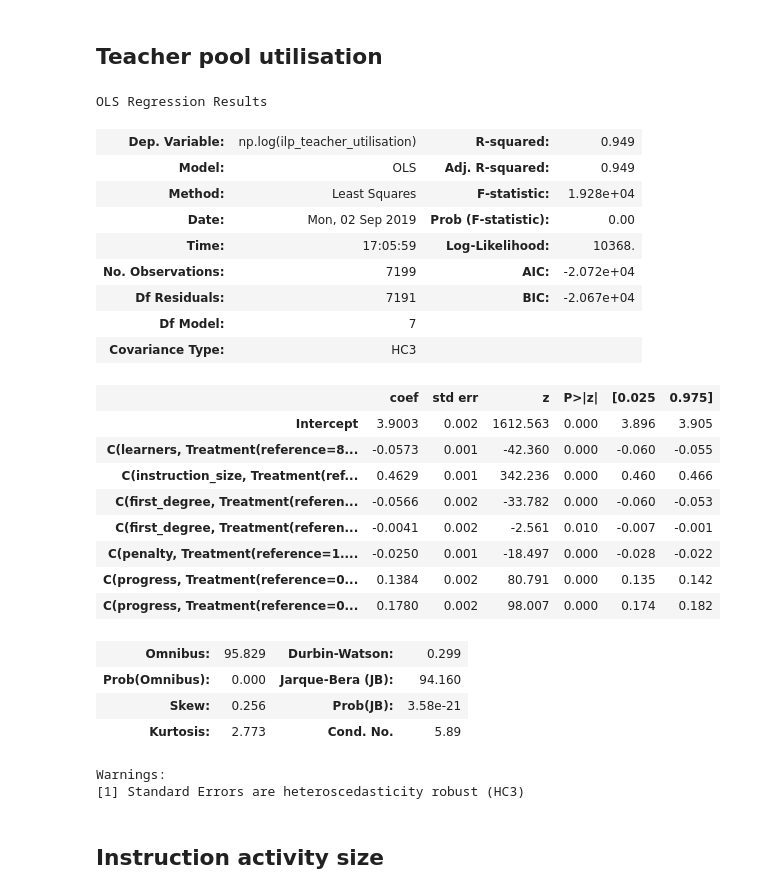
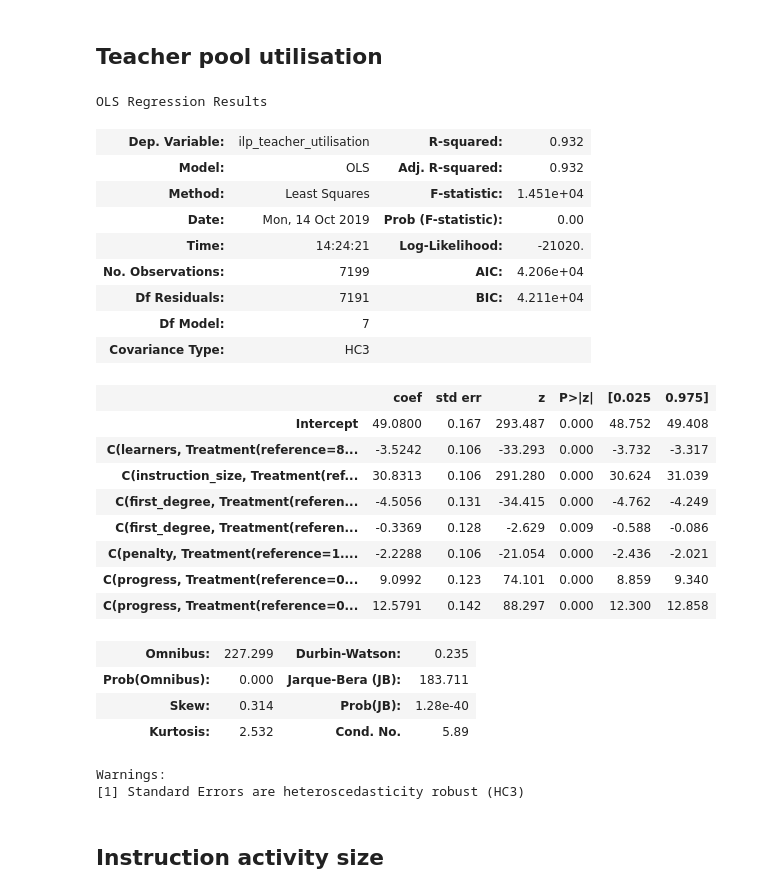
Before and after one commit to N-Wouda/PL-Hourly-Heuristic, a Jupyter notebook: analysis/policies.ipynb, the cells around one changed output. Saved outputs shown, nothing was run; the diff lists cells and outputs as text; code cells hidden in the pictures.

```diff
--- a/analysis/policies.ipynb
+++ b/analysis/policies.ipynb
@@ -93,34 +92,34 @@ Warnings:
 # %% [markdown]
 ## Teacher pool utilisation
 # %%
-model = smf.ols(formula="np.log(ilp_teacher_utilisation) ~ " + "+".join(EXOG), data=df)
+model = smf.ols(formula="ilp_teacher_utilisation ~ " + "+".join(EXOG), data=df)
 
 result = model.fit(cov_type='HC3')
 result.summary()
 # %% [output]
 OLS Regression Results
-| Dep. Variable: | np.log(ilp_teacher_utilisation) | R-squared: | 0.949 |
-| Model: | OLS | Adj. R-squared: | 0.949 |
-| Method: | Least Squares | F-statistic: | 1.928e+04 |
-| Date: | Mon, 02 Sep 2019 | Prob (F-statistic): | 0.00 |
-| Time: | 17:05:59 | Log-Likelihood: | 10368. |
-| No. Observations: | 7199 | AIC: | -2.072e+04 |
-| Df Residuals: | 7191 | BIC: | -2.067e+04 |
+| Dep. Variable: | ilp_teacher_utilisation | R-squared: | 0.932 |
+| Model: | OLS | Adj. R-squared: | 0.932 |
+| Method: | Least Squares | F-statistic: | 1.451e+04 |
+| Date: | Mon, 14 Oct 2019 | Prob (F-statistic): | 0.00 |
+| Time: | 14:24:21 | Log-Likelihood: | -21020. |
+| No. Observations: | 7199 | AIC: | 4.206e+04 |
+| Df Residuals: | 7191 | BIC: | 4.211e+04 |
 | Df Model: | 7 |  |  |
 | Covariance Type: | HC3 |  |  |
 |  | coef | std err | z | P>|z| | [0.025 | 0.975] |
-| Intercept | 3.9003 | 0.002 | 1612.563 | 0.000 | 3.896 | 3.905 |
-| C(learners, Treatment(reference=8... | -0.0573 | 0.001 | -42.360 | 0.000 | -0.060 | -0.055 |
-| C(instruction_size, Treatment(ref... | 0.4629 | 0.001 | 342.236 | 0.000 | 0.460 | 0.466 |
-| C(first_degree, Treatment(referen... | -0.0566 | 0.002 | -33.782 | 0.000 | -0.060 | -0.053 |
-| C(first_degree, Treatment(referen... | -0.0041 | 0.002 | -2.561 | 0.010 | -0.007 | -0.001 |
-| C(penalty, Treatment(reference=1.... | -0.0250 | 0.001 | -18.497 | 0.000 | -0.028 | -0.022 |
-| C(progress, Treatment(reference=0... | 0.1384 | 0.002 | 80.791 | 0.000 | 0.135 | 0.142 |
-| C(progress, Treatment(reference=0... | 0.1780 | 0.002 | 98.007 | 0.000 | 0.174 | 0.182 |
+| Intercept | 49.0800 | 0.167 | 293.487 | 0.000 | 48.752 | 49.408 |
+| C(learners, Treatment(reference=8... | -3.5242 | 0.106 | -33.293 | 0.000 | -3.732 | -3.317 |
+| C(instruction_size, Treatment(ref... | 30.8313 | 0.106 | 291.280 | 0.000 | 30.624 | 31.039 |
+| C(first_degree, Treatment(referen... | -4.5056 | 0.131 | -34.415 | 0.000 | -4.762 | -4.249 |
+| C(first_degree, Treatment(referen... | -0.3369 | 0.128 | -2.629 | 0.009 | -0.588 | -0.086 |
+| C(penalty, Treatment(reference=1.... | -2.2288 | 0.106 | -21.054 | 0.000 | -2.436 | -2.021 |
+| C(progress, Treatment(reference=0... | 9.0992 | 0.123 | 74.101 | 0.000 | 8.859 | 9.340 |
+| C(progress, Treatment(reference=0... | 12.5791 | 0.142 | 88.297 | 0.000 | 12.300 | 12.858 |
-| Omnibus: | 95.829 | Durbin-Watson: | 0.299 |
-| Prob(Omnibus): | 0.000 | Jarque-Bera (JB): | 94.160 |
-| Skew: | 0.256 | Prob(JB): | 3.58e-21 |
-| Kurtosis: | 2.773 | Cond. No. | 5.89 |
+| Omnibus: | 227.299 | Durbin-Watson: | 0.235 |
+| Prob(Omnibus): | 0.000 | Jarque-Bera (JB): | 183.711 |
+| Skew: | 0.314 | Prob(JB): | 1.28e-40 |
+| Kurtosis: | 2.532 | Cond. No. | 5.89 |
 Warnings:
 [1] Standard Errors are heteroscedasticity robust (HC3)
 # %% [markdown]
```
Also changed, not shown: parts of 9 cells of this notebook, 1 other file.
